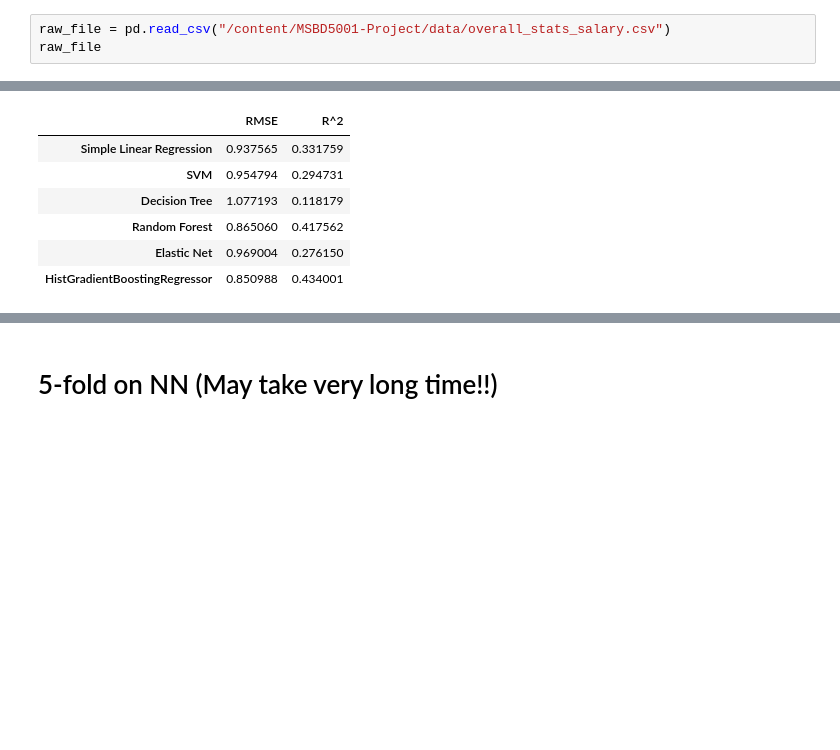
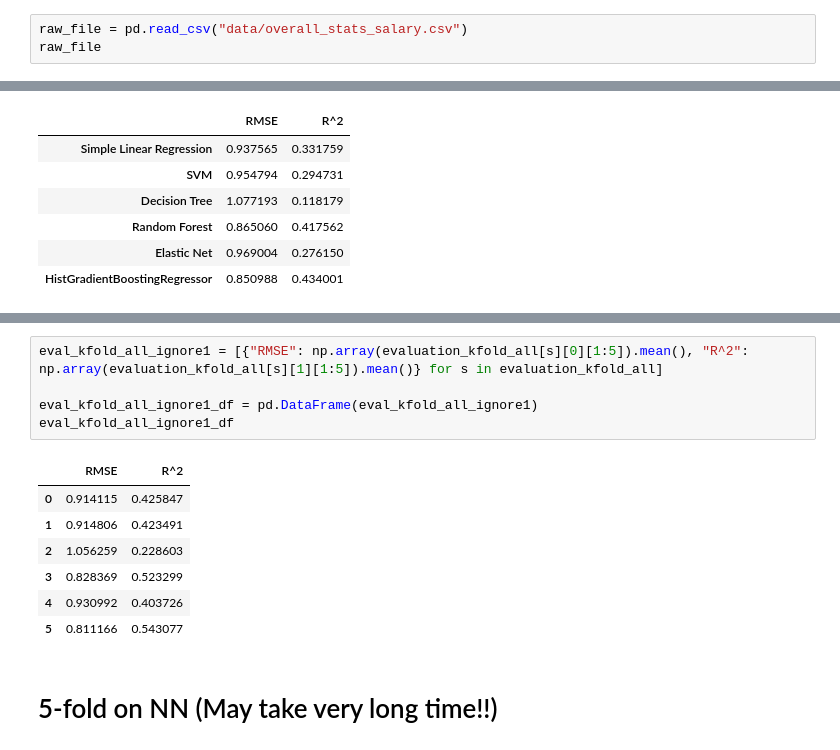
Before and after one commit to Gerriy/MSBD5001-Project, a Jupyter notebook: Analysis.ipynb, the cells around one changed output, grey strips where cells are left out. Cells and saved outputs as stored; diff of their text form; blank space fills up the shorter version.

```diff
--- a/Analysis.ipynb
+++ b/Analysis.ipynb
@@ -25,5 +14,5 @@ Updating files: 100% (33/33), done.
 # %%
-raw_file = pd.read_csv("/content/MSBD5001-Project/data/overall_stats_salary.csv")
+raw_file = pd.read_csv("data/overall_stats_salary.csv")
 raw_file
 # %% [output]
 |  | season | seas_id | player_id | player | birth_year | pos | age | tm | experience | g | ... |
@@ -561,3 +555,16 @@ evaluation_kfold_all_df
+# %%
+eval_kfold_all_ignore1 = [{"RMSE": np.array(evaluation_kfold_all[s][0][1:5]).mean(), "R^2": np.array(evaluation_kfold_all[s][1][1:5]).mean()} for s in evaluation_kfold_all]
+
+eval_kfold_all_ignore1_df = pd.DataFrame(eval_kfold_all_ignore1)
+eval_kfold_all_ignore1_df
+# %% [output]
+|  | RMSE | R^2 |
+| 0 | 0.914115 | 0.425847 |
+| 1 | 0.914806 | 0.423491 |
+| 2 | 1.056259 | 0.228603 |
+| 3 | 0.828369 | 0.523299 |
+| 4 | 0.930992 | 0.403726 |
+| 5 | 0.811166 | 0.543077 |
 # %% [markdown]
 # 5-fold on NN (May take very long time!!)
 # %%
```
Also changed, not shown: parts of 6 cells of this notebook.
